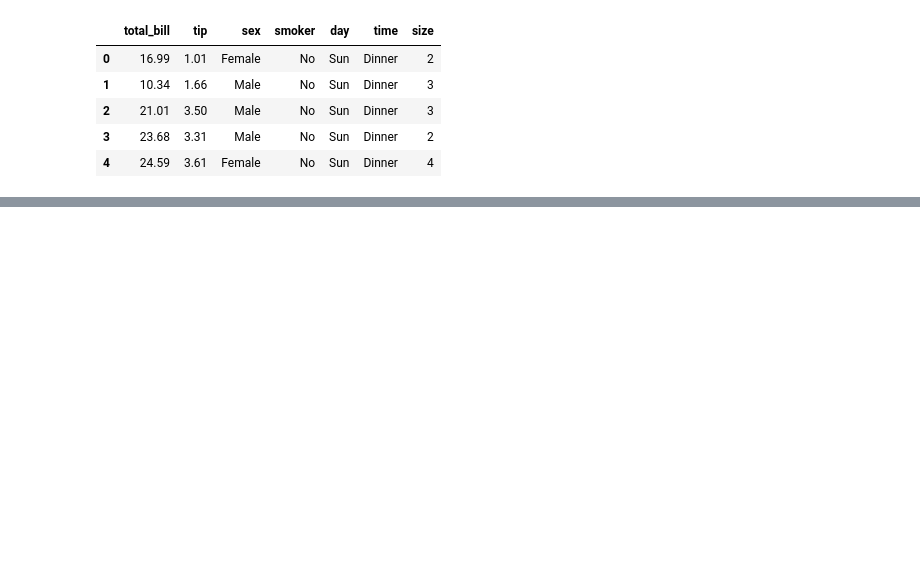
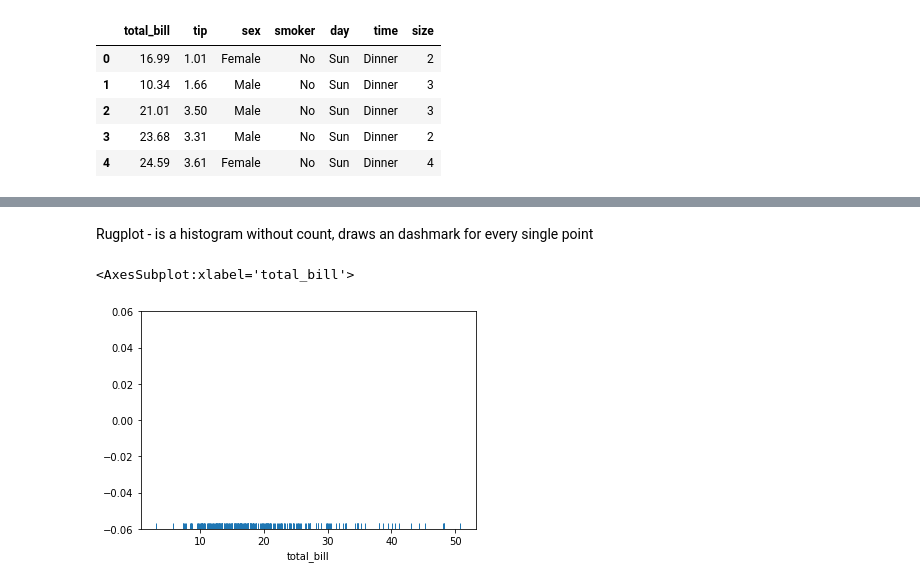
Before and after one commit to dstoecklein/data_science_training, a Jupyter notebook: 5_seaborn/seaborn_distribution_plots.ipynb, the cells around one changed output, grey strips where cells are left out. Cells and saved outputs as stored; diff of their text form; code cells hidden in the pictures; blank space fills up the shorter version.

```diff
--- a/5_seaborn/seaborn_distribution_plots.ipynb
+++ b/5_seaborn/seaborn_distribution_plots.ipynb
@@ -14,0 +37,7 @@ tips.head()
+# %% [markdown]
+Rugplot - is a histogram without count, draws an dashmark for every single point
+# %%
+sns.rugplot(tips['total_bill'])
+# %% [output]
+<AxesSubplot:xlabel='total_bill'>
+[figure, added]
```
Also changed, not shown: parts of 8 cells of this notebook.
